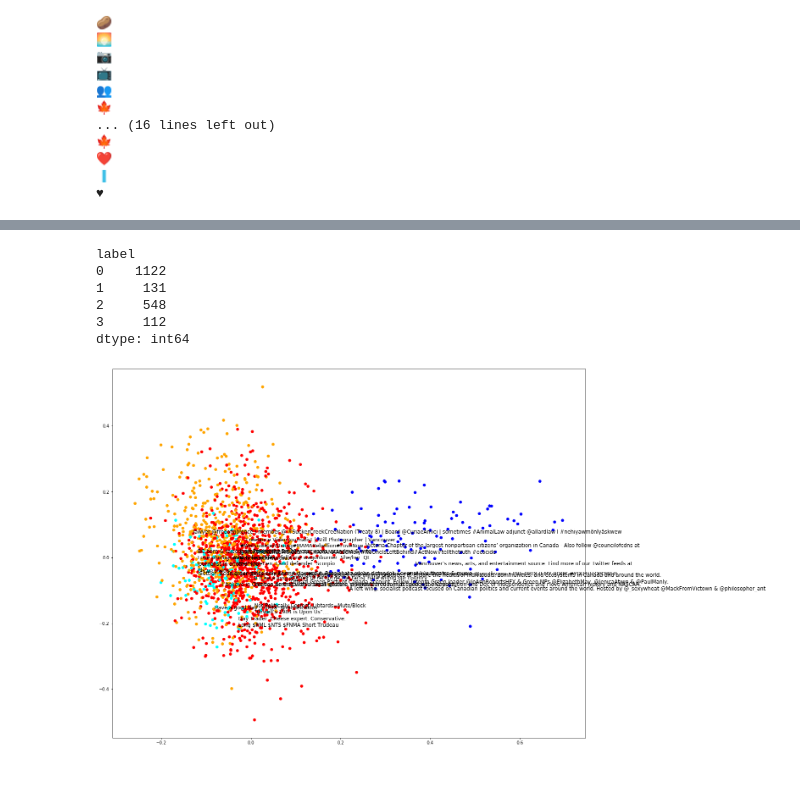
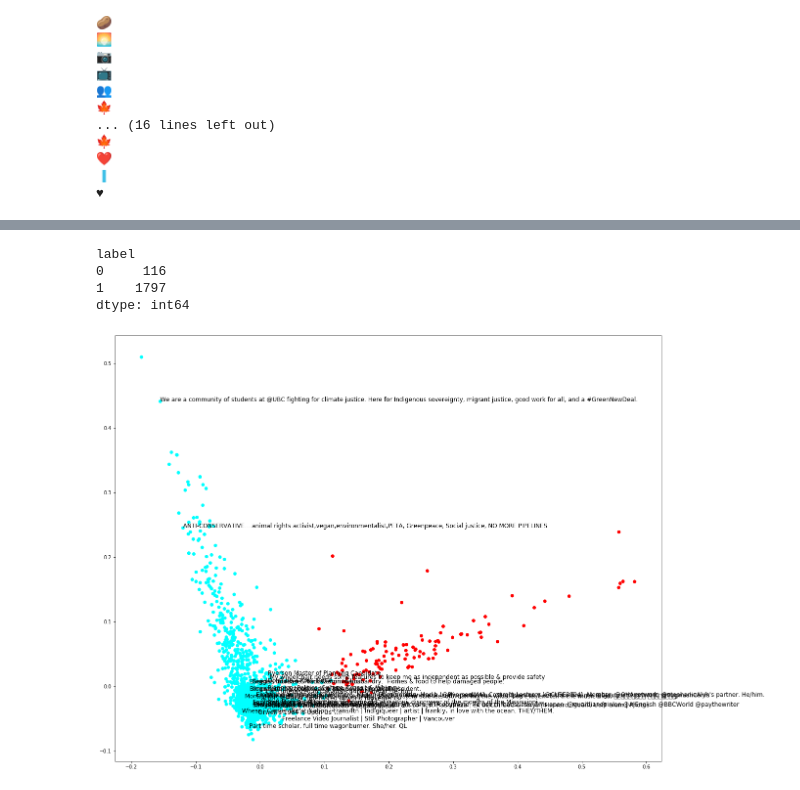
Before and after one commit to clearthecity/BubbleOrWave2, a Jupyter notebook: UserDescriptions.ipynb, the cells around one changed output, grey strips where cells are left out. Cells and saved outputs as stored; diff of their text form; code cells hidden in the pictures.

```diff
--- a/UserDescriptions.ipynb
+++ b/UserDescriptions.ipynb
@@ -114,7 +112,7 @@ for i in range(len(corpus)):
 matrix = TfidfVectorizer(strip_accents='unicode',
                           analyzer='word',
                           stop_words='english',
-                          ngram_range=(1,2))
+                          ngram_range=(1,1))
 X = matrix.fit_transform(corpus)
 # %%
 terms = matrix.get_feature_names()
@@ -124,10 +126,12 @@ N-grams: 23620
 # %%
 # Dimensionality reduction for latent semantic analysis
-svd = TruncatedSVD(n_components=100) # Recommended param for TfIdf matrix
+svd = TruncatedSVD(n_components=150) # Recommended param for TfIdf matrix = 100
+                                    # Max components = 199
+                                    # https://chrisalbon.com/machine_learning/feature_engineering/select_best_number_of_components_in_tsvd/
 normalizer = Normalizer(copy=False)
 lsa = Pipeline([
     ('truncated_SVD', svd),
-    ('normalizer', normalizer)
+#      ('normalizer', normalizer)
     ])
 # %%
 matrix = lsa.fit_transform(X)
@@ -136,7 +140,7 @@ matrix = lsa.fit_transform(X)
 # Close to 0 indicates overlap; close to 1 indicates dense, separate clusters
 # https://scikit-learn.org/stable/modules/clustering.html#silhouette-coefficient
 
-for n_clusters in range(2,20):
+for n_clusters in range(2,11):
     km_comp = KMeans(n_clusters=n_clusters, random_state=1)
     km_comp.fit(matrix)
     print("%d\t Silhouette coefficient: %0.3f" % (n_clusters,
@@ -163,5 +158,5 @@ for n_clusters in range(2,20):
 # %%
-km = KMeans(4) # default: n_clusters=8, max_iter=300, n_init=10
+km = KMeans(2) # default: n_clusters=8, max_iter=300, n_init=10
 # %%
 km.fit(matrix)
 # %% [output]
@@ -210,28 +201,28 @@ grouped = km_df.groupby(km_df['label'])
 grouped.size() # members in each group
 # %% [output]
 label
-0    1122
-1     131
-2     548
-3     112
+0     116
+1    1797
 dtype: int64
 # %%
 pca = PCA(n_components=2)
 # %%
 scatter_plot_points = pca.fit_transform(matrix)
 
-colors = ["red", "cyan", "orange", "blue"]
+colors = ["red", "cyan", "orange", "blue", "yellow"]
 
 x_axis = [o[0] for o in scatter_plot_points]
 y_axis = [o[1] for o in scatter_plot_points]
 fig, ax = plt.subplots(figsize=(20,16))
 
 ax.scatter(x_axis, y_axis, c=[colors[d] for d in km.labels_])
 
 for i, txt in enumerate(corpus):
-    if i % 90 != 0:
+    if i % 100 != 0:
         continue
+    if non_ascii_pattern.search(txt):
+        txt = non_ascii_pattern.sub('', txt)
     ax.annotate(txt, xy=(x_axis[i], y_axis[i]),
                 size=12)
 # %% [output]
-[figure, old version]
+[figure, new version]
```
Also changed, not shown: parts of 8 cells of this notebook, 3 other files.
